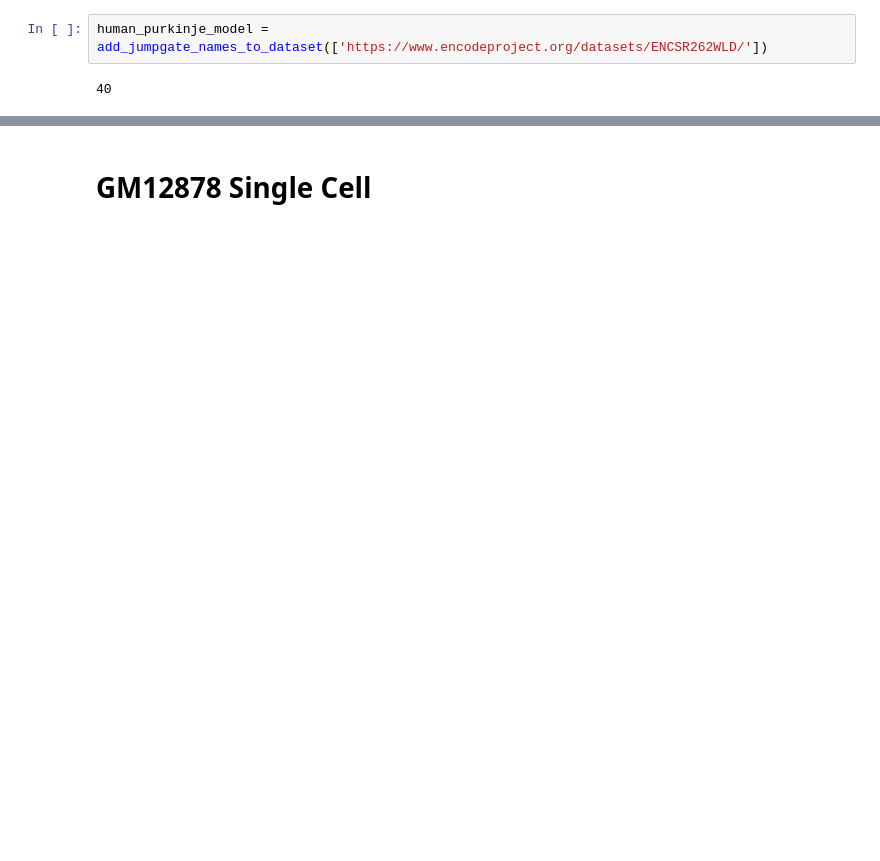
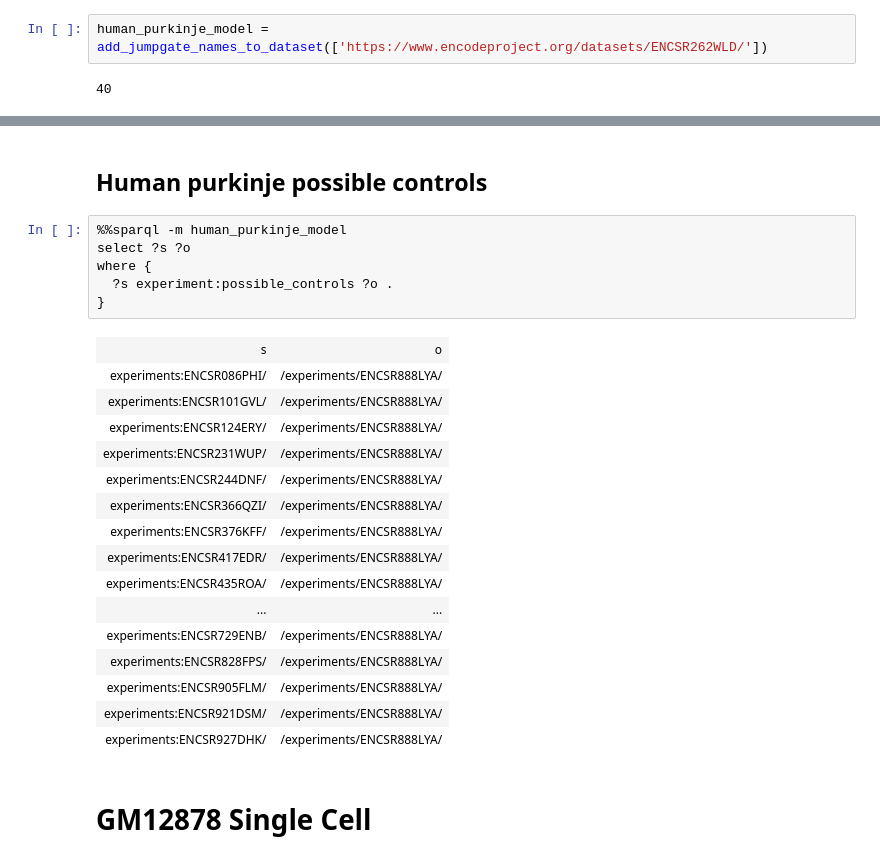
Before and after one commit to detrout/encode3-curation, a Jupyter notebook: single cell dataset members.ipynb, the cells around one changed output, grey strips where cells are left out. Cells and saved outputs as stored; diff of their text form; blank space fills up the shorter version.

```diff
--- a/single cell dataset members.ipynb
+++ b/single cell dataset members.ipynb
@@ -87,2 +115,27 @@ order by ?experiment
+# %% [markdown]
+## Human purkinje possible controls
+# %%
+%%sparql -m human_purkinje_model
+select ?s ?o
+where {
+  ?s experiment:possible_controls ?o .
+}
+# %% [output]
+| s | o |
+| experiments:ENCSR086PHI/ | /experiments/ENCSR888LYA/ |
+| experiments:ENCSR101GVL/ | /experiments/ENCSR888LYA/ |
+| experiments:ENCSR124ERY/ | /experiments/ENCSR888LYA/ |
+| experiments:ENCSR231WUP/ | /experiments/ENCSR888LYA/ |
+| experiments:ENCSR244DNF/ | /experiments/ENCSR888LYA/ |
+| experiments:ENCSR366QZI/ | /experiments/ENCSR888LYA/ |
+| experiments:ENCSR376KFF/ | /experiments/ENCSR888LYA/ |
+| experiments:ENCSR417EDR/ | /experiments/ENCSR888LYA/ |
+| experiments:ENCSR435ROA/ | /experiments/ENCSR888LYA/ |
+| ... | ... |
+| experiments:ENCSR729ENB/ | /experiments/ENCSR888LYA/ |
+| experiments:ENCSR828FPS/ | /experiments/ENCSR888LYA/ |
+| experiments:ENCSR905FLM/ | /experiments/ENCSR888LYA/ |
+| experiments:ENCSR921DSM/ | /experiments/ENCSR888LYA/ |
+| experiments:ENCSR927DHK/ | /experiments/ENCSR888LYA/ |
 # %% [markdown]
 # GM12878 Single Cell
```
Also changed, not shown: parts of 11 cells of this notebook.
